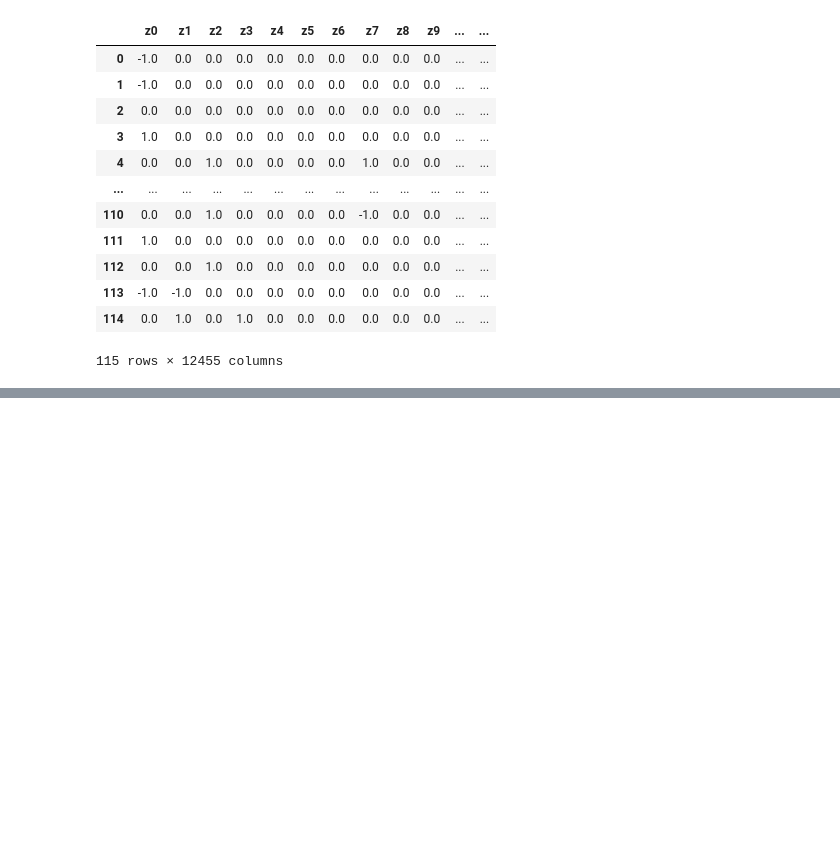
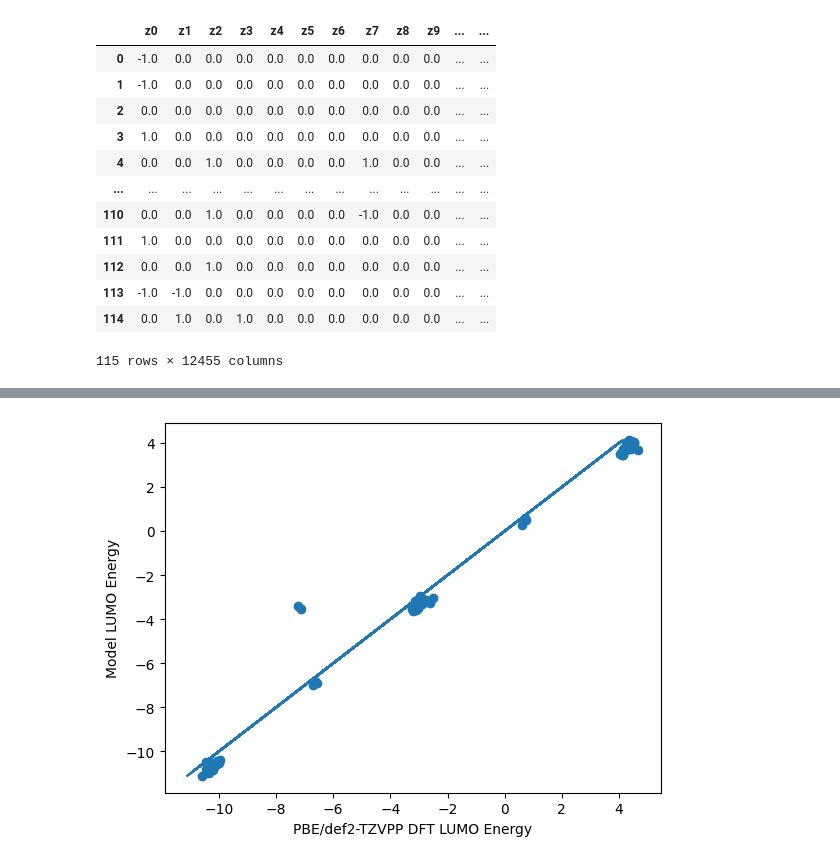
Before and after one commit to mateuszanotto/quantumAlchemy, a Jupyter notebook: NablaChem.ipynb, the cells around one changed output, grey strips where cells are left out. Saved outputs shown, nothing was run; the diff lists cells and outputs as text; code cells hidden in the pictures; blank space fills up the shorter version.

```diff
--- a/NablaChem.ipynb
+++ b/NablaChem.ipynb
@@ -49,0 +89,8 @@ print(result["Energies"],result["HOMO"],result["LUMO"])
+# %%
+plt.scatter(modelL, trueL)
+plt.ylabel('Model LUMO Energy')
+plt.xlabel('PBE/def2-TZVPP DFT LUMO Energy')
+plt.plot(trueL, trueL)
+plt.show()
+# %% [output]
+[figure, added]
```
Also changed, not shown: parts of 7 cells of this notebook, 2 other files.
